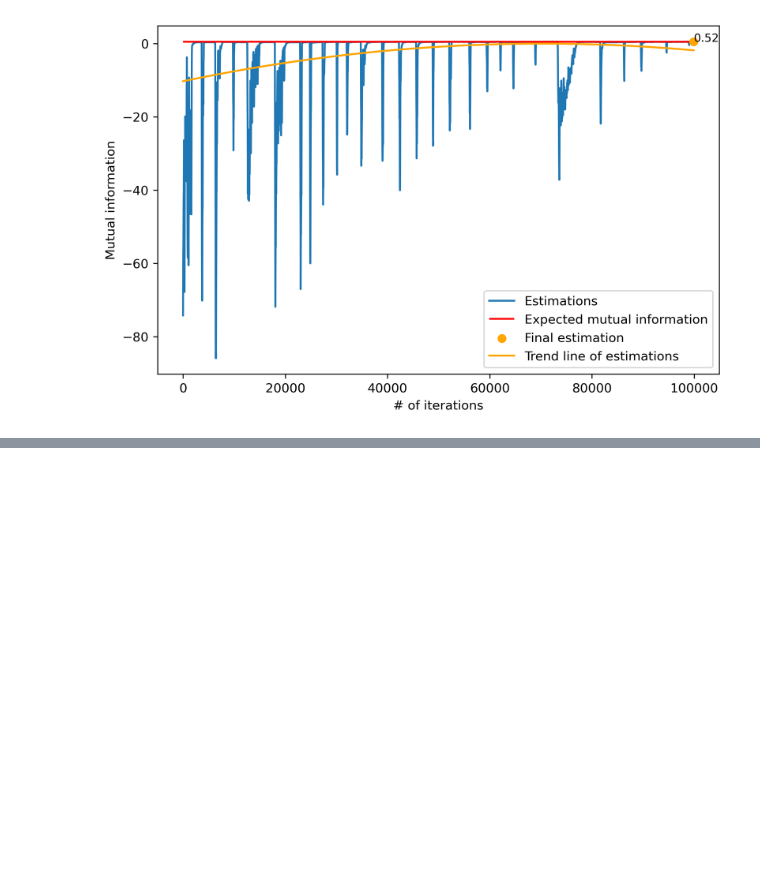
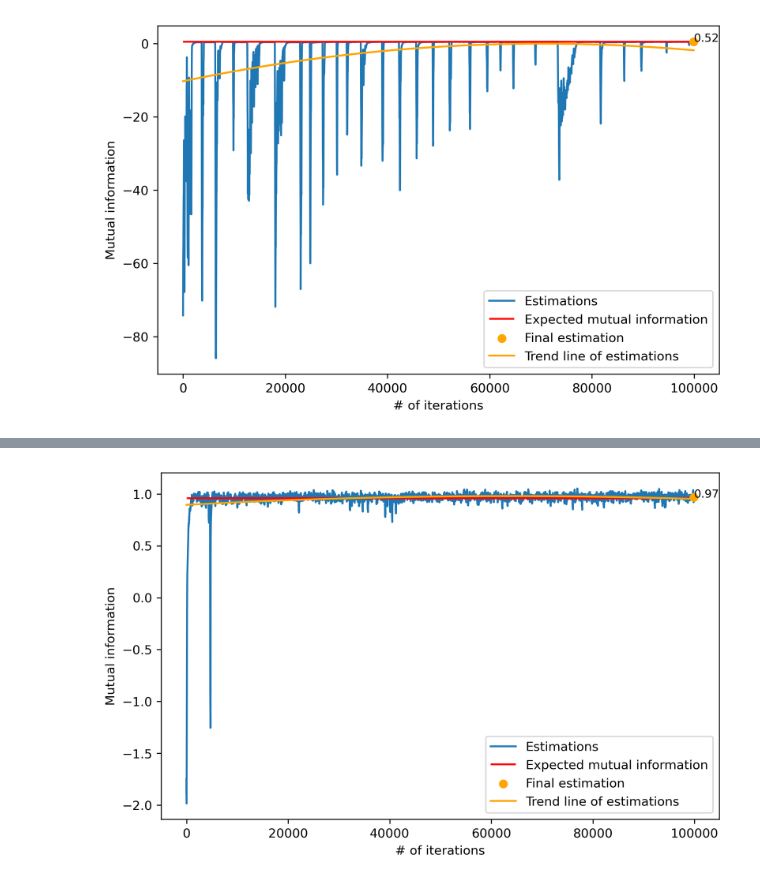
Before and after one commit to umityigitbsrn/mine-mutual-information-neural-estimation, a Jupyter notebook: ablation_study/ablation_study_mine.ipynb, the cells around one changed output, grey strips where cells are left out. Saved outputs shown, nothing was run; the diff lists cells and outputs as text; code cells hidden in the pictures; blank space fills up the shorter version.

Commit message:
conditional mi experiments are conducted in a small finite field, results are promising

```diff
--- a/ablation_study/ablation_study_mine.ipynb
+++ b/ablation_study/ablation_study_mine.ipynb
@@ -443,0 +493,11 @@ plot_data_scale_graphs(result_cor, 'mean_100_var_100_covar_80_scaled_2')
+# %%
+data_X = np.random.multivariate_normal(mean=[0, 0, 0], cov=[
+    [1., 0.8, 0.5],
+    [0.8, 1., 0.],
+    [0.5, 0., 1.],
+], size=2048)
+mine_net_first = MineELU(input_size=3).to(device_glob)
+mine_net_second = MineELU(input_size=2).to(device_glob)
+mine_net_optim_first = optim.Adam(mine_net_first.parameters(), lr=1e-3)
+mine_net_optim_second = optim.Adam(mine_net_second.parameters(), lr=1e-3)
+result_mutual = train_mutual(data_X, mine_net_first, mine_net_optim_first, mine_net_second, mine_net_optim_second, batch_size=128)
@@ -443,0 +522,23 @@ plot_data_scale_graphs(result_cor, 'mean_100_var_100_covar_80_scaled_2')
+# %%
+diff_res = result_mutual[0] - result_mutual[1]
+# %%
+def plot_conditional_mutual_information_graphs(results, name):
+    plt.rcParams['figure.dpi']=300
+    plt.figure(figsize=(8, 5))
+    result_cor_ma = ma(results)
+    plt.plot(range(len(result_cor_ma)), result_cor_ma, label='Estimations')
+    plt.hlines(0.95979642036, 0, len(result_cor_ma), colors='red', label='Expected mutual information')
+    plt.scatter(len(result_cor_ma), result_cor_ma[-1], c='orange', zorder=100, label='Final estimation')
+    plt.annotate('{:.2f}'.format(result_cor_ma[-1]), (len(result_cor_ma), result_cor_ma[-1]), fontsize=9, zorder=200)
+    z = np.polyfit(range(len(result_cor_ma)), result_cor_ma, 2)
+    p = np.poly1d(z)
+    plt.plot(range(len(result_cor_ma)), p(range(len(result_cor_ma))), color='orange', label='Trend line of estimations')
+    plt.legend()
+    plt.ylabel('Mutual information')
+    plt.xlabel('# of iterations')
+    plt_name = '{}.jpg'.format(name)
+    plt.savefig(os.path.join('./plots', plt_name))
+# %%
+plot_conditional_mutual_information_graphs(diff_res, 'conditional_mutual_information')
+# %% [output]
+[figure, added]
```
Also changed, not shown: parts of 3 cells of this notebook, 2 other files.
